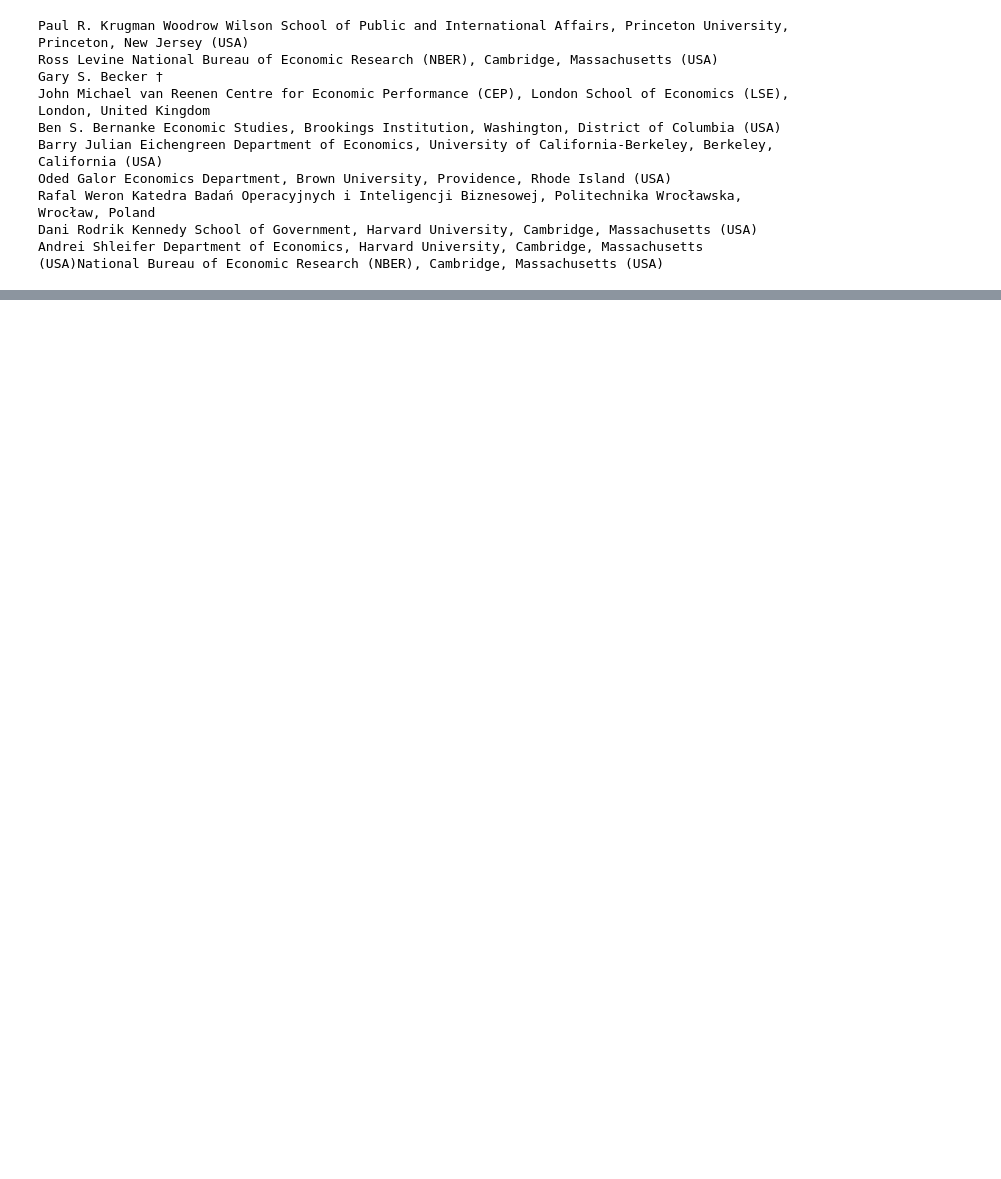
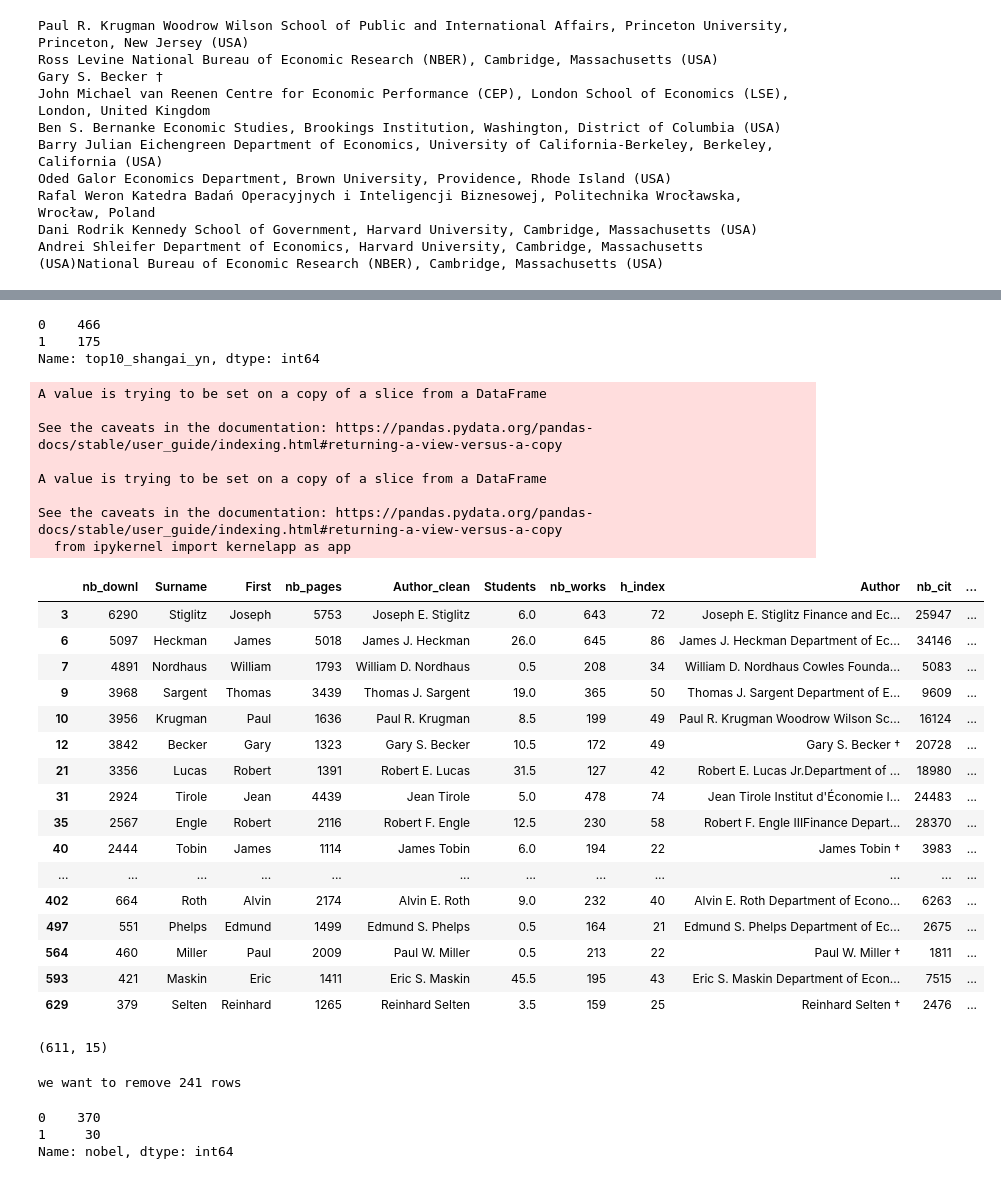
Before and after one commit to imrane-boucher/ds_proj_nobel_winner, a Jupyter notebook: data_cleaning.ipynb, the cells around one changed output, grey strips where cells are left out. Cells and saved outputs as stored; diff of their text form; code cells hidden in the pictures; blank space fills up the shorter version.

Commit message:
Finished cleaning data set

```diff
--- a/data_cleaning.ipynb
+++ b/data_cleaning.ipynb
@@ -494,0 +433,8 @@ df_result.tail()
+# %%
+# TODO: feature engeneere to get the affiliate university of the economist
+top10_shangai = ['University of Chicago', 'Harvard University', 'Massachusetts Institute of Technology',
+                 'University of California-Berkeley','Princeton University', 'Columbia University',
+                 'Stanford University', 'New York University','London School of Economics', 'Yale University']
+#df_result_uni = df_result.copy()
+df_result['top10_shangai_yn'] = df_result['Author'].apply(lambda x: 1 if any(uni in x for uni in top10_shangai) else 0)
+df_result.head(10)
@@ -494,0 +467,49 @@ df_result.tail()
+# %%
+df_result['top10_shangai_yn'].value_counts()
+# %% [output]
+0    466
+1    175
+Name: top10_shangai_yn, dtype: int64
+# %%
+# last cleaning step : manually complete the affiliate university plus country of dead nobel winners economists (9)
+# list of economists :
+# Gary S. Becker, James Tobin, Kenneth J. Arrow, Milton Friedman, Paul A. Samuelson, Franco Modigliani, James M. Buchanan
+# Paul W. Miller, Reinhard Selten
+
+# correct country
+nobel_names = ['Gary S. Becker', 'James Tobin', 'Kenneth J. Arrow', 'Milton Friedman', 'Paul A. Samuelson',
+                    'Franco Modigliani', 'James M. Buchanan', 'Paul W. Miller', 'Reinhard Selten']
+nobel_countries = ['(USA)', '(USA)', '(USA)', '(USA)', '(USA)', '(USA)',
+                   'Italy', '(USA)', 'Germany' ]
+nobel_uni = [1, 1, 1, 1, 1,
+             1, 0, 0, 0]
+for name, ctry, uni in zip(nobel_names, nobel_countries, nobel_uni):
+    df_result['Country'][df_result['Author_clean'] == name] = ctry
+    df_result['top10_shangai_yn'][df_result['Author_clean'] == name] = uni
+df_result[df_result['nobel'] == 1]
+# %% [output]
+A value is trying to be set on a copy of a slice from a DataFrame
+
+See the caveats in the documentation: https://pandas.pydata.org/pandas-docs/stable/user_guide/indexing.html#returning-a-view-versus-a-copy
+
+A value is trying to be set on a copy of a slice from a DataFrame
+
+See the caveats in the documentation: https://pandas.pydata.org/pandas-docs/stable/user_guide/indexing.html#returning-a-view-versus-a-copy
+  from ipykernel import kernelapp as app
+|  | nb_downl | Surname | First | nb_pages | Author_clean | Students | nb_works | h_index | Author | nb_cit | ... |
+| 3 | 6290 | Stiglitz | Joseph | 5753 | Joseph E. Stiglitz | 6.0 | 643 | 72 | Joseph E. Stiglitz Finance and Ec... | 25947 | ... |
+| 6 | 5097 | Heckman | James | 5018 | James J. Heckman | 26.0 | 645 | 86 | James J. Heckman Department of Ec... | 34146 | ... |
+| 7 | 4891 | Nordhaus | William | 1793 | William D. Nordhaus | 0.5 | 208 | 34 | William D. Nordhaus Cowles Founda... | 5083 | ... |
+| 9 | 3968 | Sargent | Thomas | 3439 | Thomas J. Sargent | 19.0 | 365 | 50 | Thomas J. Sargent Department of E... | 9609 | ... |
+| 10 | 3956 | Krugman | Paul | 1636 | Paul R. Krugman | 8.5 | 199 | 49 | Paul R. Krugman Woodrow Wilson Sc... | 16124 | ... |
+| 12 | 3842 | Becker | Gary | 1323 | Gary S. Becker | 10.5 | 172 | 49 | Gary S. Becker † | 20728 | ... |
+| 21 | 3356 | Lucas | Robert | 1391 | Robert E. Lucas | 31.5 | 127 | 42 | Robert E. Lucas Jr.Department of ... | 18980 | ... |
+| 31 | 2924 | Tirole | Jean | 4439 | Jean Tirole | 5.0 | 478 | 74 | Jean Tirole Institut d'Économie I... | 24483 | ... |
+| 35 | 2567 | Engle | Robert | 2116 | Robert F. Engle | 12.5 | 230 | 58 | Robert F. Engle IIIFinance Depart... | 28370 | ... |
+| 40 | 2444 | Tobin | James | 1114 | James Tobin | 6.0 | 194 | 22 | James Tobin † | 3983 | ... |
+| ... | ... | ... | ... | ... | ... | ... | ... | ... | ... | ... | ... |
+| 402 | 664 | Roth | Alvin | 2174 | Alvin E. Roth | 9.0 | 232 | 40 | Alvin E. Roth Department of Econo... | 6263 | ... |
+| 497 | 551 | Phelps | Edmund | 1499 | Edmund S. Phelps | 0.5 | 164 | 21 | Edmund S. Phelps Department of Ec... | 2675 | ... |
+| 564 | 460 | Miller | Paul | 2009 | Paul W. Miller | 0.5 | 213 | 22 | Paul W. Miller † | 1811 | ... |
+| 593 | 421 | Maskin | Eric | 1411 | Eric S. Maskin | 45.5 | 195 | 43 | Eric S. Maskin Department of Econ... | 7515 | ... |
+| 629 | 379 | Selten | Reinhard | 1265 | Reinhard Selten | 3.5 | 159 | 25 | Reinhard Selten † | 2476 | ... |
@@ -494,0 +518,10 @@ df_result.tail()
+# %%
+# subest a dataframe with no nobel winners so we can randomly remove rows in it
+df_no_nobel = df_result[df_result['nobel'] == 0]
+df_no_nobel.shape
+# %% [output]
+(611, 15)
+# %%
+print('we want to remove {} rows' .format(df_result.shape[0] - 400))
+# %% [output]
+we want to remove 241 rows
@@ -494,0 +534,6 @@ df_result.tail()
+# %%
+df_subset['nobel'].value_counts()
+# %% [output]
+0    370
+1     30
+Name: nobel, dtype: int64
```
Also changed, not shown: parts of 31 cells of this notebook, 2 other files.
